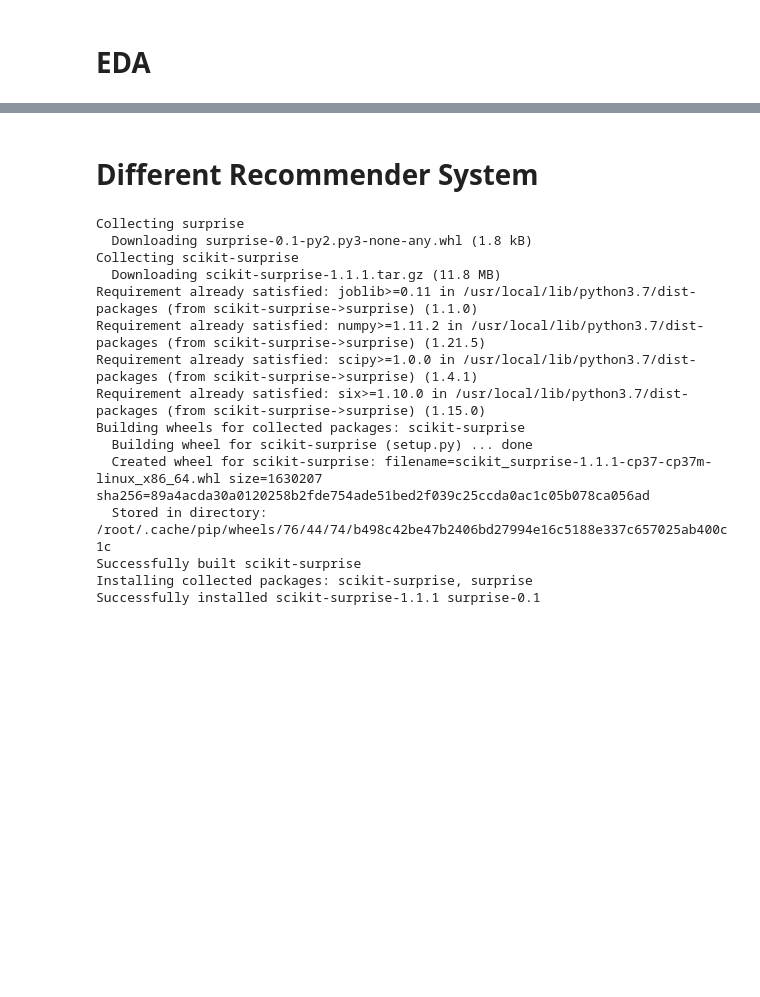
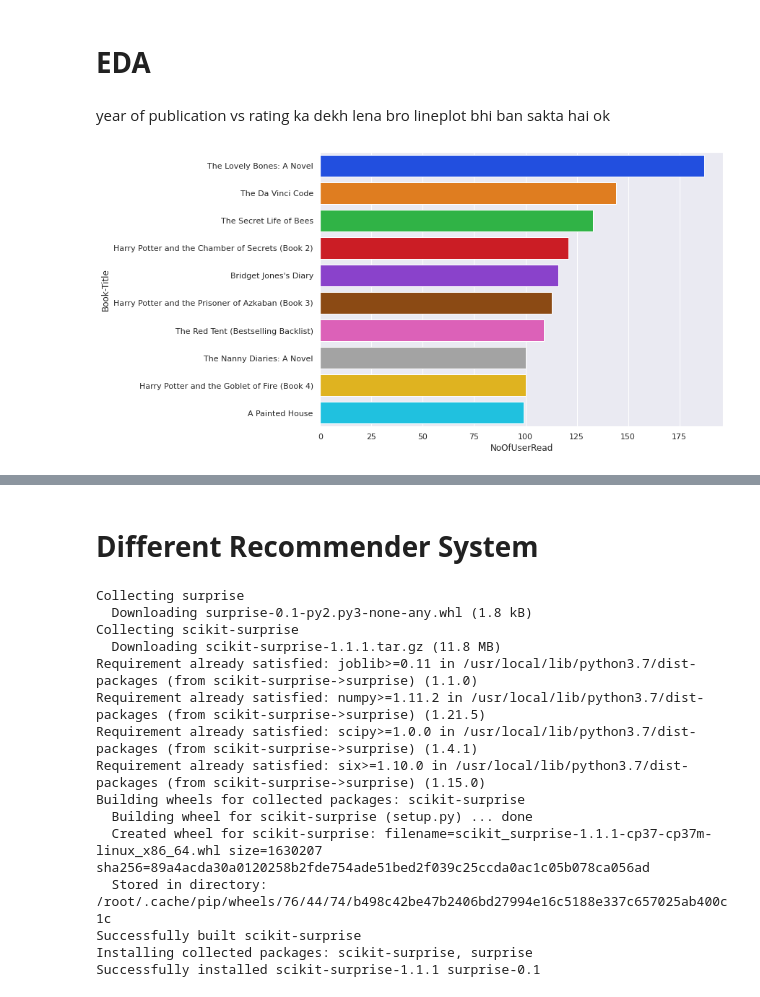
Before and after one commit to Yash1289/Book_Recommendations, a Jupyter notebook: Book_Recommender_System.ipynb, the cells around one changed output, grey strips where cells are left out. Saved outputs shown, nothing was run; the diff lists cells and outputs as text; code cells hidden in the pictures; blank space fills up the shorter version.

```diff
--- a/Book_Recommender_System.ipynb
+++ b/Book_Recommender_System.ipynb
@@ -41,0 +113,2 @@ users_df.head(3)
+# %%
+books_df["Year-Of-Publication"] = books_df["Year-Of-Publication"].astype(int)
@@ -41,0 +122,10 @@ users_df.head(3)
+# %%
+def DecadeDecider(year):
+
+  if year > 2020 or year < 1900 :
+    return np.nan
+  else :
+    rem = year%10
+    return str(year - rem) + "s"
+# %%
+books_df["Decade"] = books_df["Year-Of-Publication"].apply(DecadeDecider)
@@ -133,0 +245,13 @@ recSys_eda_df = ratings_from_selected_users_df.copy()
+# %%
+plt.rcParams['figure.figsize'] = 10,7
+sns.set_context('paper', font_scale=1.4)
+sns.set_theme(style='darkgrid')
+# %% [markdown]
+year of publication vs rating ka dekh lena bro lineplot bhi ban sakta hai ok
+# %%
+top10PopularBooks = pd.DataFrame(recSys_df["Book-Title"].value_counts()).reset_index().rename(columns = { "index" : "Book-Title" , "Book-Title" : "NoOfUserRead"}).head(10)
+
+sns.barplot(y="Book-Title", x = "NoOfUserRead", data=top10PopularBooks, palette = "bright" ,orient = "h")
+plt.show()
+# %% [output]
+[figure, added]
```
Also changed, not shown: parts of 33 cells of this notebook.
